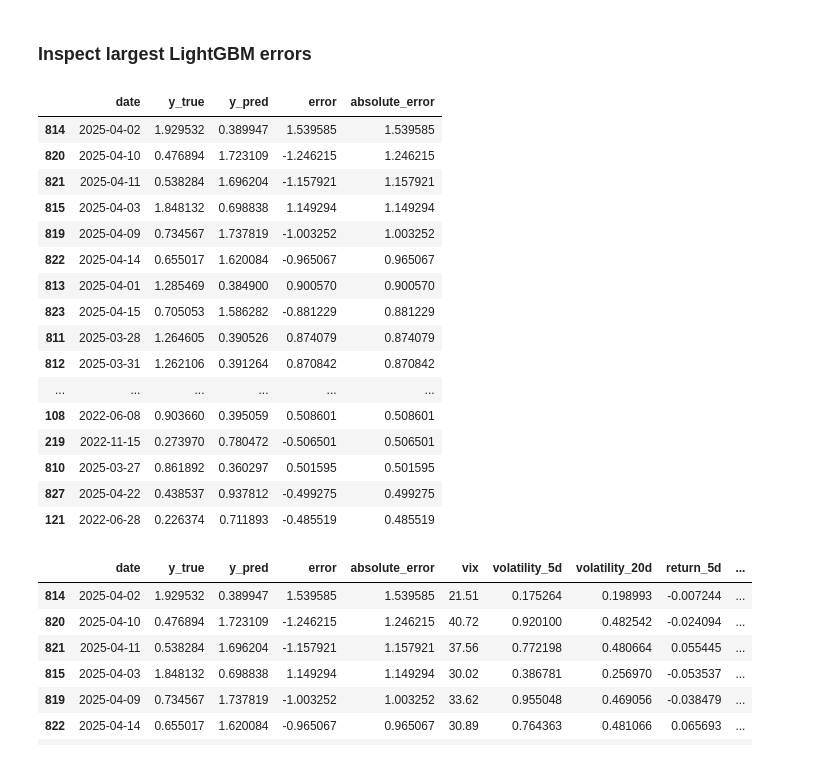
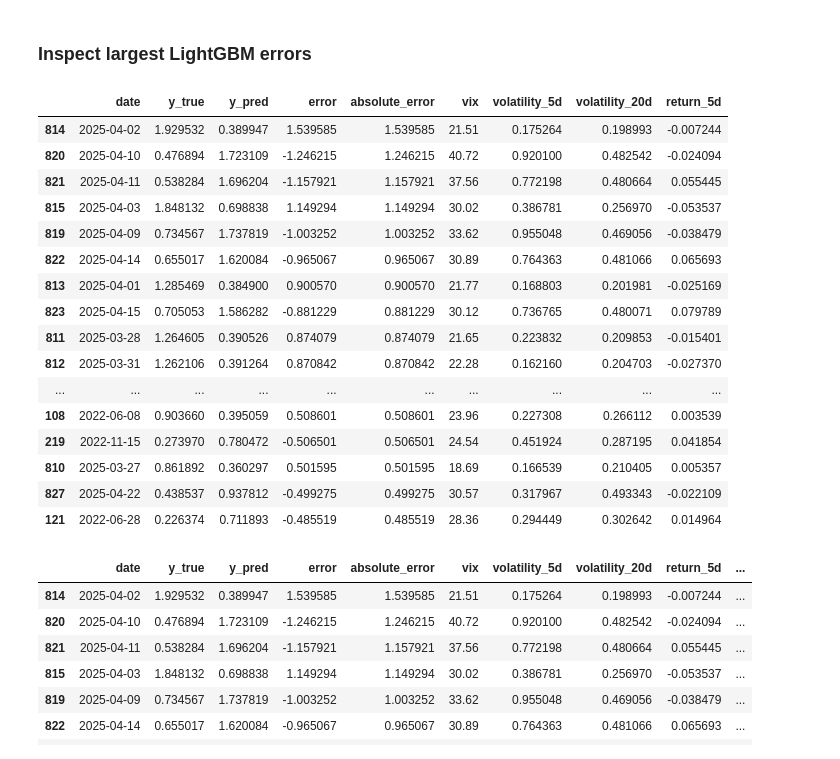
Before and after one commit to Lucie0124/Financial-Volatility-Forecasting, a Jupyter notebook: notebooks/03_lightgbm_analysis.ipynb, the cells around one changed output. Cells and saved outputs as stored; diff of their text form; code cells hidden in the pictures.

```diff
--- a/notebooks/03_lightgbm_analysis.ipynb
+++ b/notebooks/03_lightgbm_analysis.ipynb
@@ -153,34 +153,47 @@ plt.show()
 # %% [markdown]
 ### Inspect largest LightGBM errors
 # %%
+
 largest_errors = (
-    predictions
+    prediction_analysis
     .sort_values(
         "absolute_error",
         ascending=False,
     )
     .head(20)
 )
 
-largest_errors
+largest_errors[
+    [
+        "date",
+        "y_true",
+        "y_pred",
+        "error",
+        "absolute_error",
+        "vix",
+        "volatility_5d",
+        "volatility_20d",
+        "return_5d",
+    ]
+]
 # %% [output]
-|  | date | y_true | y_pred | error | absolute_error |
-| 814 | 2025-04-02 | 1.929532 | 0.389947 | 1.539585 | 1.539585 |
-| 820 | 2025-04-10 | 0.476894 | 1.723109 | -1.246215 | 1.246215 |
-| 821 | 2025-04-11 | 0.538284 | 1.696204 | -1.157921 | 1.157921 |
-| 815 | 2025-04-03 | 1.848132 | 0.698838 | 1.149294 | 1.149294 |
-| 819 | 2025-04-09 | 0.734567 | 1.737819 | -1.003252 | 1.003252 |
-| 822 | 2025-04-14 | 0.655017 | 1.620084 | -0.965067 | 0.965067 |
-| 813 | 2025-04-01 | 1.285469 | 0.384900 | 0.900570 | 0.900570 |
-| 823 | 2025-04-15 | 0.705053 | 1.586282 | -0.881229 | 0.881229 |
-| 811 | 2025-03-28 | 1.264605 | 0.390526 | 0.874079 | 0.874079 |
-| 812 | 2025-03-31 | 1.262106 | 0.391264 | 0.870842 | 0.870842 |
-| ... | ... | ... | ... | ... | ... |
-| 108 | 2022-06-08 | 0.903660 | 0.395059 | 0.508601 | 0.508601 |
-| 219 | 2022-11-15 | 0.273970 | 0.780472 | -0.506501 | 0.506501 |
-| 810 | 2025-03-27 | 0.861892 | 0.360297 | 0.501595 | 0.501595 |
-| 827 | 2025-04-22 | 0.438537 | 0.937812 | -0.499275 | 0.499275 |
-| 121 | 2022-06-28 | 0.226374 | 0.711893 | -0.485519 | 0.485519 |
+|  | date | y_true | y_pred | error | absolute_error | vix | volatility_5d | volatility_20d | return_5d |
+| 814 | 2025-04-02 | 1.929532 | 0.389947 | 1.539585 | 1.539585 | 21.51 | 0.175264 | 0.198993 | -0.007244 |
+| 820 | 2025-04-10 | 0.476894 | 1.723109 | -1.246215 | 1.246215 | 40.72 | 0.920100 | 0.482542 | -0.024094 |
+| 821 | 2025-04-11 | 0.538284 | 1.696204 | -1.157921 | 1.157921 | 37.56 | 0.772198 | 0.480664 | 0.055445 |
+| 815 | 2025-04-03 | 1.848132 | 0.698838 | 1.149294 | 1.149294 | 30.02 | 0.386781 | 0.256970 | -0.053537 |
+| 819 | 2025-04-09 | 0.734567 | 1.737819 | -1.003252 | 1.003252 | 33.62 | 0.955048 | 0.469056 | -0.038479 |
+| 822 | 2025-04-14 | 0.655017 | 1.620084 | -0.965067 | 0.965067 | 30.89 | 0.764363 | 0.481066 | 0.065693 |
+| 813 | 2025-04-01 | 1.285469 | 0.384900 | 0.900570 | 0.900570 | 21.77 | 0.168803 | 0.201981 | -0.025169 |
+| 823 | 2025-04-15 | 0.705053 | 1.586282 | -0.881229 | 0.881229 | 30.12 | 0.736765 | 0.480071 | 0.079789 |
+| 811 | 2025-03-28 | 1.264605 | 0.390526 | 0.874079 | 0.874079 | 21.65 | 0.223832 | 0.209853 | -0.015401 |
+| 812 | 2025-03-31 | 1.262106 | 0.391264 | 0.870842 | 0.870842 | 22.28 | 0.162160 | 0.204703 | -0.027370 |
+| ... | ... | ... | ... | ... | ... | ... | ... | ... | ... |
+| 108 | 2022-06-08 | 0.903660 | 0.395059 | 0.508601 | 0.508601 | 23.96 | 0.227308 | 0.266112 | 0.003539 |
+| 219 | 2022-11-15 | 0.273970 | 0.780472 | -0.506501 | 0.506501 | 24.54 | 0.451924 | 0.287195 | 0.041854 |
+| 810 | 2025-03-27 | 0.861892 | 0.360297 | 0.501595 | 0.501595 | 18.69 | 0.166539 | 0.210405 | 0.005357 |
+| 827 | 2025-04-22 | 0.438537 | 0.937812 | -0.499275 | 0.499275 | 30.57 | 0.317967 | 0.493343 | -0.022109 |
+| 121 | 2022-06-28 | 0.226374 | 0.711893 | -0.485519 | 0.485519 | 28.36 | 0.294449 | 0.302642 | 0.014964 |
 # %%
 model_data = pd.read_csv(
     "../data/processed/model_dataset.csv",
```
Also changed, not shown: 1 other file.
